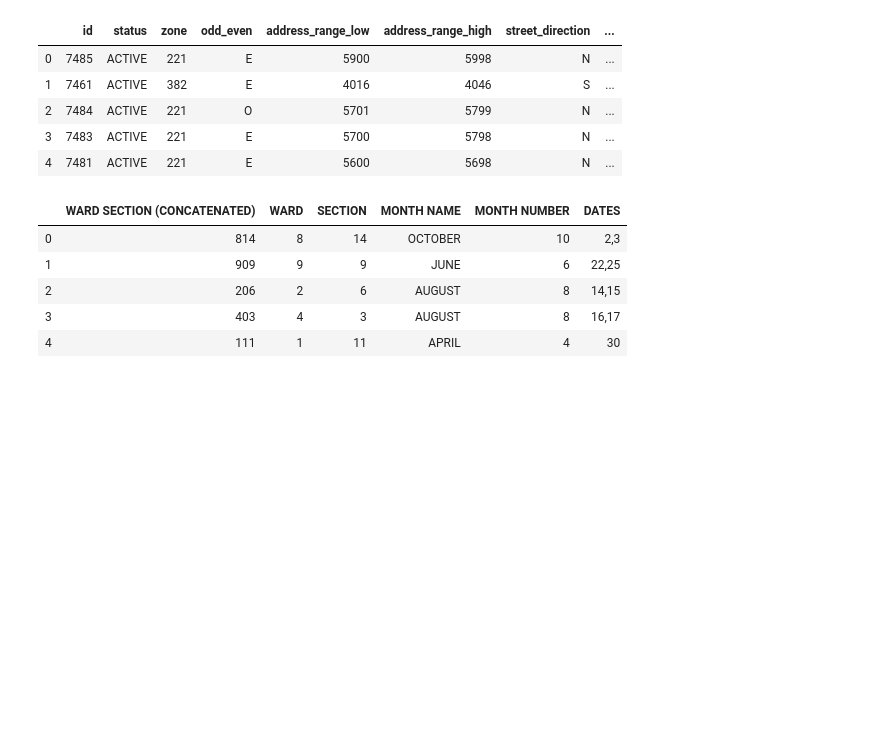
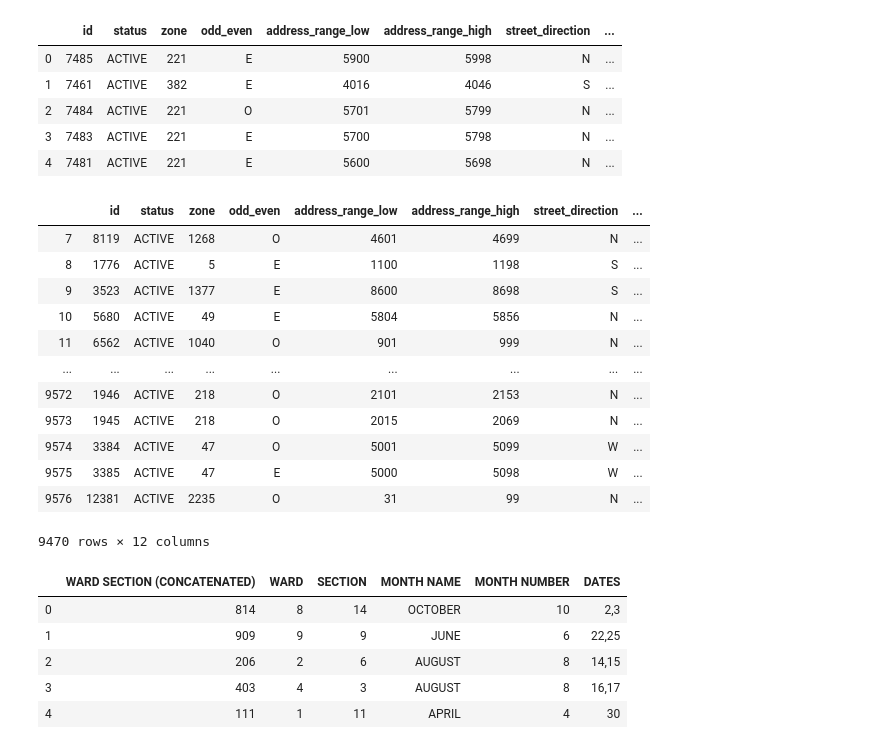
Before and after one commit to dcd6395/Chicago-Permit-Parking-and-Street-Cleaning-Database, a Jupyter notebook: Starter_Code.ipynb, the cells around one changed output. Drawn from its saved outputs; the diff is of its cells as text; code cells hidden in the pictures; blank space fills up the shorter version.

```diff
--- a/Starter_Code.ipynb
+++ b/Starter_Code.ipynb
@@ -45,6 +45,22 @@ parking_renamed_df.head()
 | 2 | 7484 | ACTIVE | 221 | O | 5701 | 5799 | N | ... |
 | 3 | 7483 | ACTIVE | 221 | E | 5700 | 5798 | N | ... |
 | 4 | 7481 | ACTIVE | 221 | E | 5600 | 5698 | N | ... |
+# %%
+parking_renamed_df.dropna()
+# %% [output]
+|  | id | status | zone | odd_even | address_range_low | address_range_high | street_direction | ... |
+| 7 | 8119 | ACTIVE | 1268 | O | 4601 | 4699 | N | ... |
+| 8 | 1776 | ACTIVE | 5 | E | 1100 | 1198 | S | ... |
+| 9 | 3523 | ACTIVE | 1377 | E | 8600 | 8698 | S | ... |
+| 10 | 5680 | ACTIVE | 49 | E | 5804 | 5856 | N | ... |
+| 11 | 6562 | ACTIVE | 1040 | O | 901 | 999 | N | ... |
+| ... | ... | ... | ... | ... | ... | ... | ... | ... |
+| 9572 | 1946 | ACTIVE | 218 | O | 2101 | 2153 | N | ... |
+| 9573 | 1945 | ACTIVE | 218 | O | 2015 | 2069 | N | ... |
+| 9574 | 3384 | ACTIVE | 47 | O | 5001 | 5099 | W | ... |
+| 9575 | 3385 | ACTIVE | 47 | E | 5000 | 5098 | W | ... |
+| 9576 | 12381 | ACTIVE | 2235 | O | 31 | 99 | N | ... |
+9470 rows × 12 columns
 # %%
 csv_file = "./Resources/Street_Sweeping_Schedule_-_2018.csv"
 street_sweeping_df = pd.read_csv(csv_file)
```
Also changed, not shown: parts of 6 cells of this notebook.
